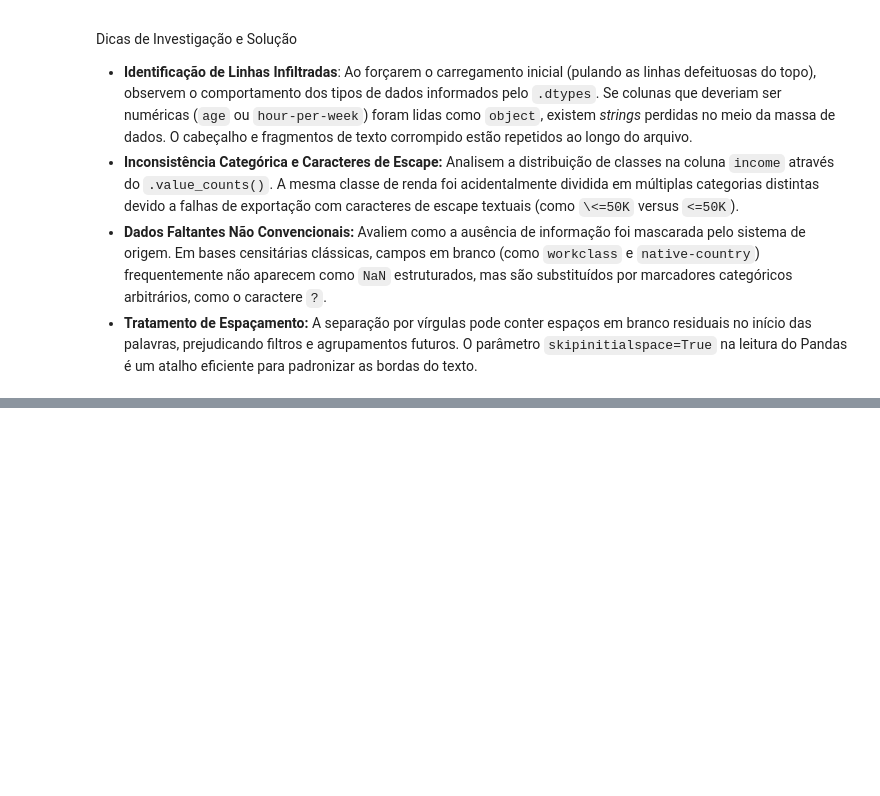
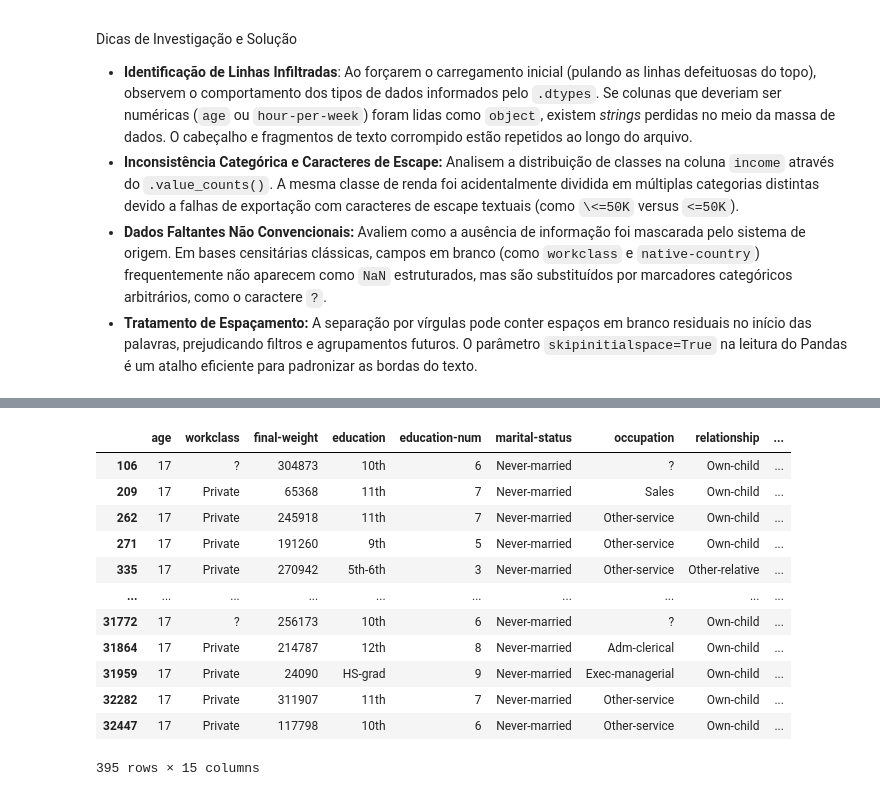
Before and after one commit to UadrianSP/am-turma5, a Jupyter notebook: TratamentoCensus_aula0901.ipynb, the cells around one changed output, grey strips where cells are left out. Drawn from its saved outputs; the diff is of its cells as text; code cells hidden in the pictures; blank space fills up the shorter version.

```diff
--- a/TratamentoCensus_aula0901.ipynb
+++ b/TratamentoCensus_aula0901.ipynb
@@ -356,0 +207,16 @@ None
+# %%
+base_census.loc[base_census['age'] < 18]
+# %% [output]
+|  | age | workclass | final-weight | education | education-num | marital-status | occupation | relationship | ... |
+| 106 | 17 | ? | 304873 | 10th | 6 | Never-married | ? | Own-child | ... |
+| 209 | 17 | Private | 65368 | 11th | 7 | Never-married | Sales | Own-child | ... |
+| 262 | 17 | Private | 245918 | 11th | 7 | Never-married | Other-service | Own-child | ... |
+| 271 | 17 | Private | 191260 | 9th | 5 | Never-married | Other-service | Own-child | ... |
+| 335 | 17 | Private | 270942 | 5th-6th | 3 | Never-married | Other-service | Other-relative | ... |
+| ... | ... | ... | ... | ... | ... | ... | ... | ... | ... |
+| 31772 | 17 | ? | 256173 | 10th | 6 | Never-married | ? | Own-child | ... |
+| 31864 | 17 | Private | 214787 | 12th | 8 | Never-married | Adm-clerical | Own-child | ... |
+| 31959 | 17 | Private | 24090 | HS-grad | 9 | Never-married | Exec-managerial | Own-child | ... |
+| 32282 | 17 | Private | 311907 | 11th | 7 | Never-married | Other-service | Own-child | ... |
+| 32447 | 17 | Private | 117798 | 10th | 6 | Never-married | Other-service | Own-child | ... |
+395 rows × 15 columns
```
Also changed, not shown: parts of 13 cells of this notebook.
